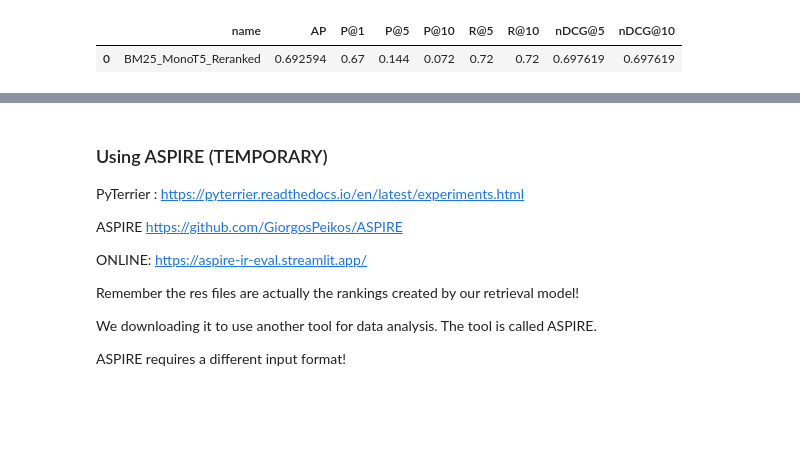
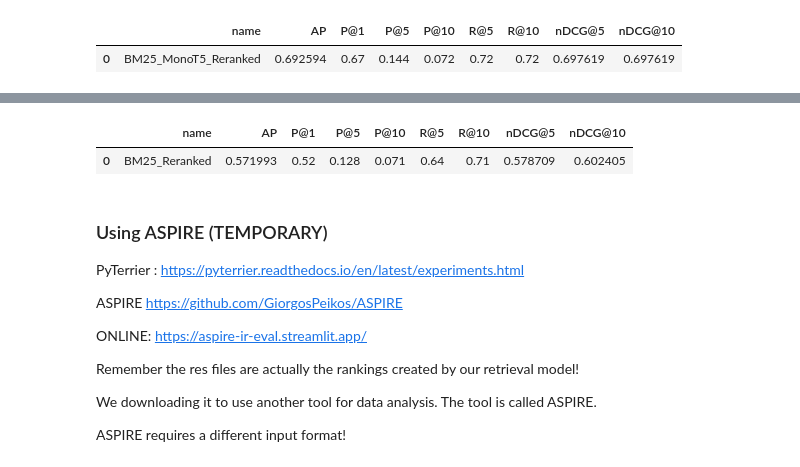
Before and after one commit to OmerSherman/IRProject, a Jupyter notebook: Historical News Question Answering.ipynb, the cells around one changed output, grey strips where cells are left out. Drawn from its saved outputs; the diff is of its cells as text; code cells hidden in the pictures; blank space fills up the shorter version.

```diff
--- a/Historical News Question Answering.ipynb
+++ b/Historical News Question Answering.ipynb
@@ -617,3 +867,20 @@ KeyboardInterrupt:
+# %%
+num_queries_subset = 100
+queries_subset_df = queries_df.head(num_queries_subset)
+qrels_subset_df = qrels_df[qrels_df['qid'].isin(queries_subset_df['qid'])].copy()
+
+experiment_results_reranked_E1 = pt.Experiment(
+    [llm_reranker_pipeline],
+    queries_subset_df,
+    qrels_subset_df,
+    [P@1, P@5, P@10, R@5, R@10, nDCG@5, nDCG@10, MAP],
+    names=["BM25_LLM_Reranked"]
+)
+
+display(experiment_results_reranked_E1)
+# %% [output]
+|  | name | AP | P@1 | P@5 | P@10 | R@5 | R@10 | nDCG@5 | nDCG@10 |
+| 0 | BM25_Reranked | 0.571993 | 0.52 | 0.128 | 0.071 | 0.64 | 0.71 | 0.578709 | 0.602405 |
 # %% [markdown]
 ### Using ASPIRE (TEMPORARY)
 
```
Also changed, not shown: parts of 23 cells of this notebook.
